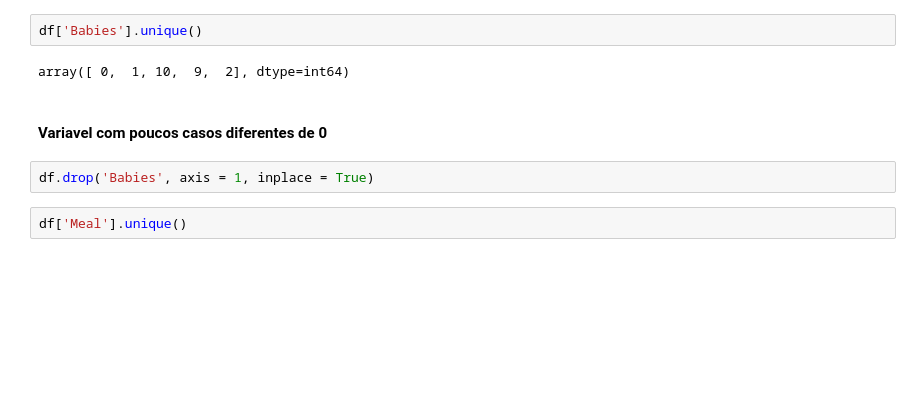
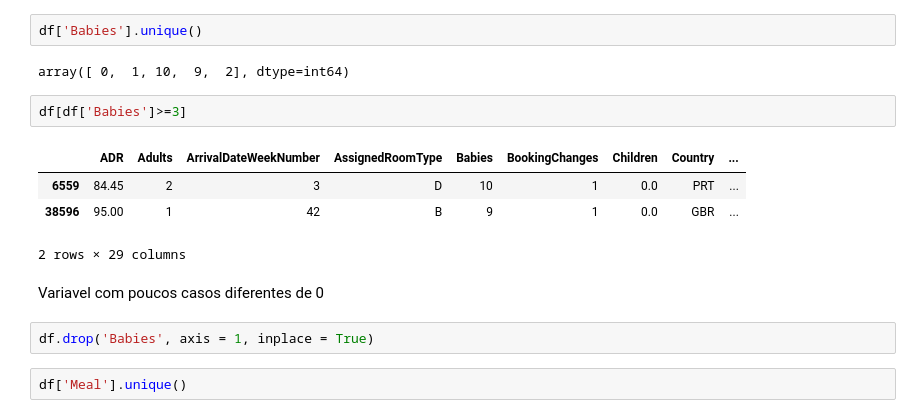
Before and after one commit to diogobulhosa/BC2, a Jupyter notebook: scripts/BC2-Notebook.ipynb, the cells around one changed output. Drawn from its saved outputs; the diff is of its cells as text; blank space fills up the shorter version.

```diff
--- a/scripts/BC2-Notebook.ipynb
+++ b/scripts/BC2-Notebook.ipynb
@@ -325,8 +349,15 @@ y.drop(index = index_out, axis = 0, inplace = True)
 df['Babies'].unique()
 # %% [output]
 array([ 0,  1, 10,  9,  2], dtype=int64)
+# %%
+df[df['Babies']>=3]
+# %% [output]
+|  | ADR | Adults | ArrivalDateWeekNumber | AssignedRoomType | Babies | BookingChanges | Children | Country | ... |
+| 6559 | 84.45 | 2 | 3 | D | 10 | 1 | 0.0 | PRT | ... |
+| 38596 | 95.00 | 1 | 42 | B | 9 | 1 | 0.0 | GBR | ... |
+2 rows × 29 columns
 # %% [markdown]
-#### Variavel com poucos casos diferentes de 0
+Variavel com poucos casos diferentes de 0
 # %%
 df.drop('Babies', axis = 1, inplace = True)
 # %%
```
Also changed, not shown: parts of 31 cells of this notebook, 5 other files.
